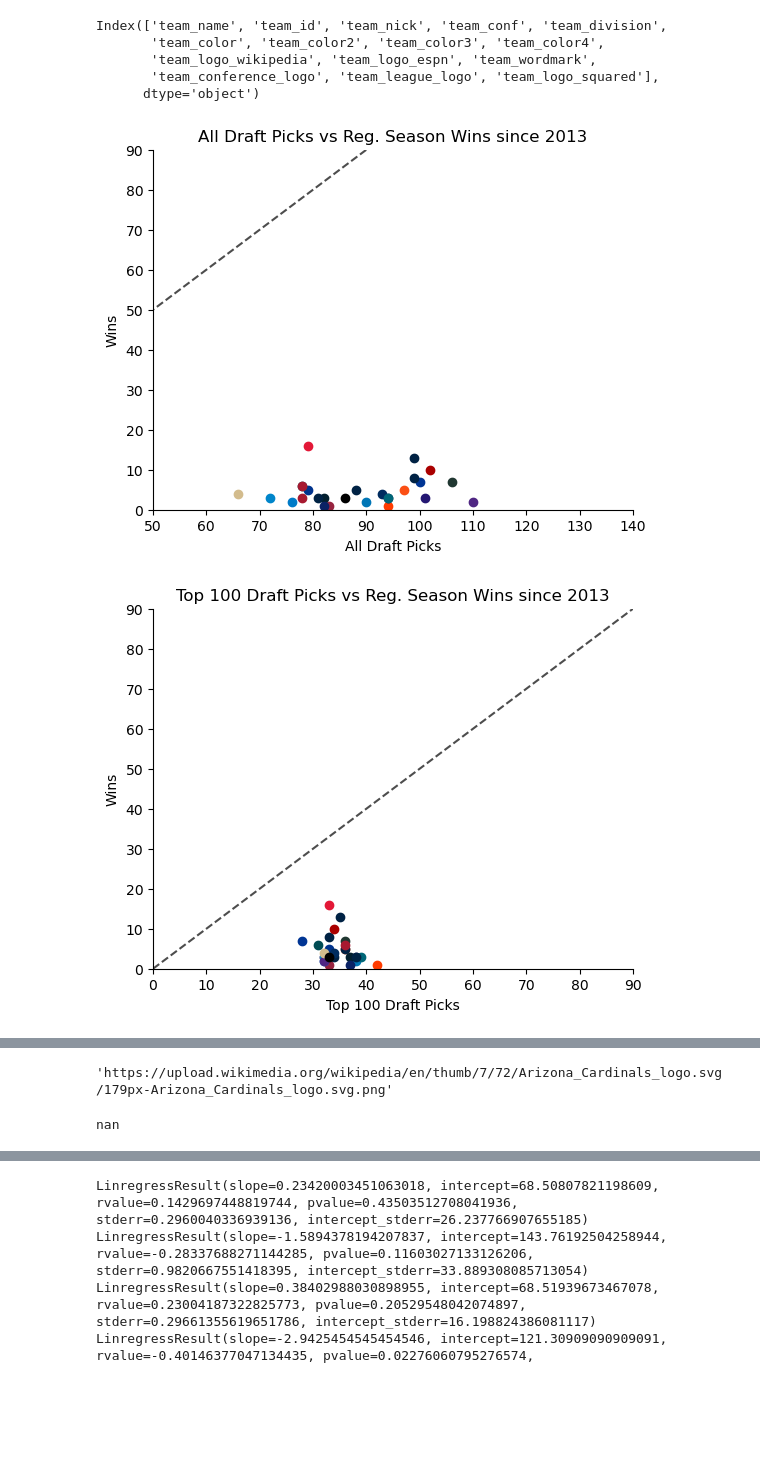
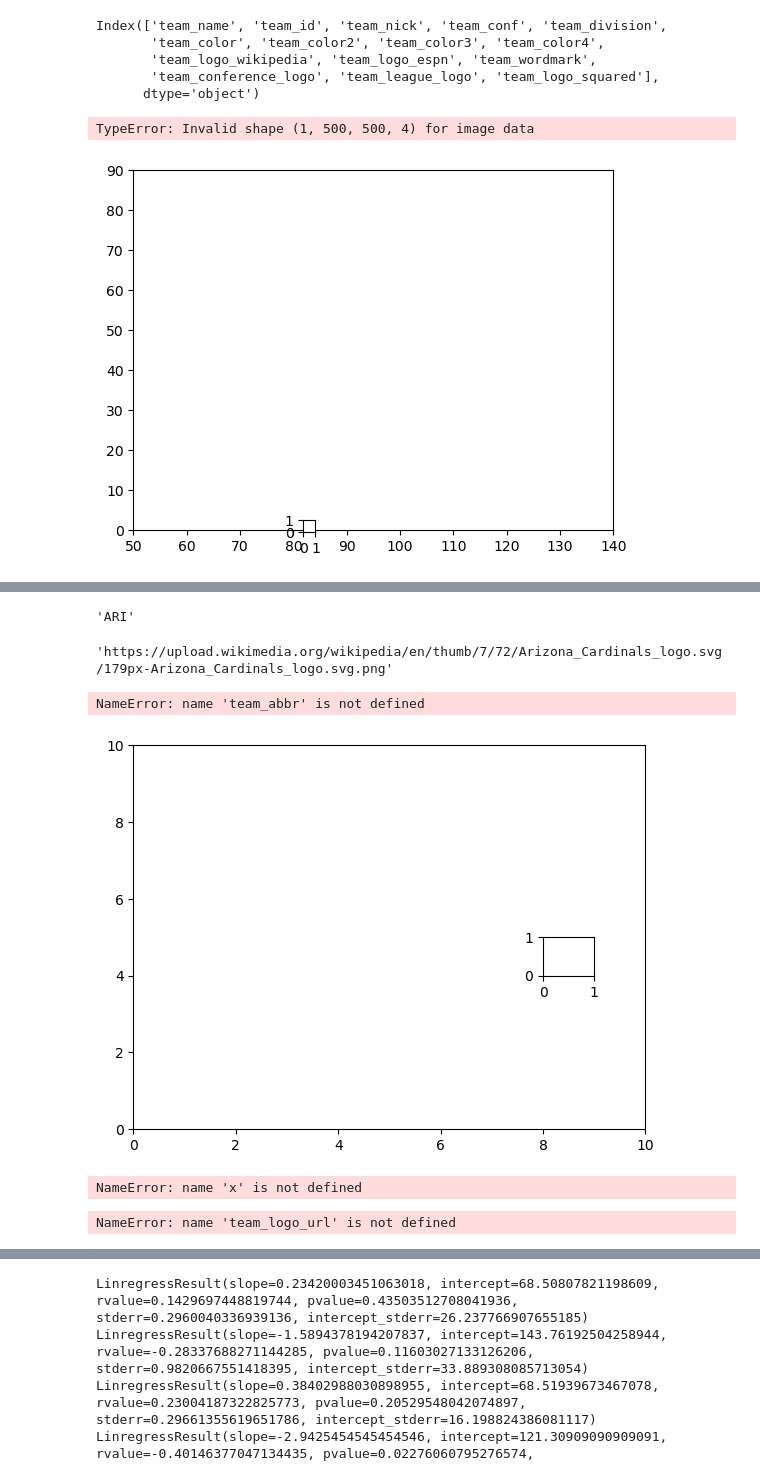
Before and after one commit to JanCalalo/fantasyfootball, a Jupyter notebook: picks vs wins.ipynb, the cells around one changed output, grey strips where cells are left out. Saved outputs shown, nothing was run; the diff lists cells and outputs as text; code cells hidden in the pictures; blank space fills up the shorter version.

```diff
--- a/picks vs wins.ipynb
+++ b/picks vs wins.ipynb
@@ -229,4 +250,4 @@ temp_df_post
 | TB | 6 |
 | TEN | 3 |
 # %%
-team_win_v_picks['post_wins']
+team_win_v_picks['post_wins'] = team_win_v_picks['post_wins'].fillna(0)
@@ -402,16 +405,19 @@ x_bounds = [[50,140],
              [0,35000],
              [0,3000],
              [0,30000],]
+x_scale = [3,3,3,3,
+            1000,1000,1000,1000]
 for j,curr_pick_option in enumerate(curr_picks):
 
     curr_fig = plt.figure()
     curr_ax = curr_fig.add_axes([.2,.2,.75,.75])
-
+    curr_ax.set_xlim(x_bounds[j])
+    curr_ax.set_ylim([0,90])
     for i in range(len(team_win_v_picks)):
         curr_team = team_win_v_picks.index[i]
         curr_row = team_win_v_picks.loc[curr_team]
         curr_ax.scatter(curr_row[curr_pick_option],curr_row['post_wins'],color = team_desc.loc[curr_team,'team_color'])
-        #nfl_plot.im_scatter(curr_row[curr_pick_option],curr_row['post_wins'],3,team_abbr = curr_team)
+        nfl_plot.logo_scatter_indiv(curr_ax,curr_row[curr_pick_option],curr_row['post_wins'],x_scale[j],team_abbr = curr_team)
         #print(curr_team)
 
 
@@ -420,35 +426,34 @@ for j,curr_pick_option in enumerate(curr_picks):
 
     #curr_ax.set_xlim([50,140])
 
-    curr_ax.set_xlim(x_bounds[j])
-    curr_ax.set_ylim([0,90])
+
 
     curr_ax.set_xlabel(curr_pick_label[j])
     curr_ax.set_ylabel('Wins')
     curr_ax.set_title(f'{curr_pick_label[j]} vs Reg. Season Wins since 2013')
     curr_ax.spines['top'].set_visible(False)
     curr_ax.spines['right'].set_visible(False)
 
     best_team = 'KC'
     if j < 0:
         curr_row = team_win_v_picks.loc[best_team]
         curr_ax.text(curr_row[curr_pick_option],curr_row['post_wins'] +3 ,f'{best_team} Delta: +{curr_row["delta"]}' ,color = team_desc.loc[best_team,'team_color'],
                     ha= 'center',va = 'bottom')
 
         worst_team = 'JAX'
 
         curr_row = team_win_v_picks.loc[worst_team]
         curr_ax.text(curr_row[curr_pick_option],curr_row['post_wins'] - 3 ,f'{worst_team} Delta: {curr_row["delta"]}' ,color = team_desc.loc[worst_team,'team_color'],
                                 ha= 'center',va = 'top')
 
         mid_team = 'ATL'
 
         curr_row = team_win_v_picks.loc[mid_team]
         curr_ax.text(curr_row[curr_pick_option]-5,curr_row['post_wins'] ,f'{mid_team} Delta: {curr_row["delta"]}' ,color = team_desc.loc[mid_team,'team_color'],
                             ha= 'right',va = 'center')
     if j == 3:
 #        unity_line.set_visible(False)
         curr_ax.axvline(10,color = '.3',lw = 1,zorder = -5)
 # %% [output]
+TypeError: Invalid shape (1, 500, 500, 4) for image data
-[figure, old version]
+[figure, new version]
-[figure, removed]
@@ -461,10 +460,30 @@ for j,curr_pick_option in enumerate(curr_picks):
+# %%
+curr_team
+# %% [output]
+'ARI'
 # %%
 team_desc_2 = team_desc.reset_index()
 team_desc_2[team_desc_2['team_abbr'] == 'ARI']['team_logo_wikipedia'][0]
 # %% [output]
 'https://upload.wikimedia.org/wikipedia/en/thumb/7/72/Arizona_Cardinals_logo.svg/179px-Arizona_Cardinals_logo.svg.png'
-# %%
-curr_row[curr_pick_option]
-curr_row['post_wins']
-# %% [output]
-nan
+# %%
+temp_var_explore = team_desc_2[team_desc_2['team_abbr'] == team_abbr]['team_logo_wikipedia'].to_list()[0]
+print(temp_var_explore)
+# %% [output]
+NameError: name 'team_abbr' is not defined
+# %%
+ax = plt.figure().add_axes([.15,.15,.8,.8])
+
+ax.set_xlim([0,10])
+ax.set_ylim([0,10])
+axin1 = ax.inset_axes([8, 4, 1, 1], transform=ax.transData)
+# %% [output]
+[figure, added]
+# %%
+[x-s/2,y-s/2,s/2,s/2],
+# %% [output]
+NameError: name 'x' is not defined
+# %%
+team_logo_url
+# %% [output]
+NameError: name 'team_logo_url' is not defined
```
Also changed, not shown: parts of 6 cells of this notebook.
